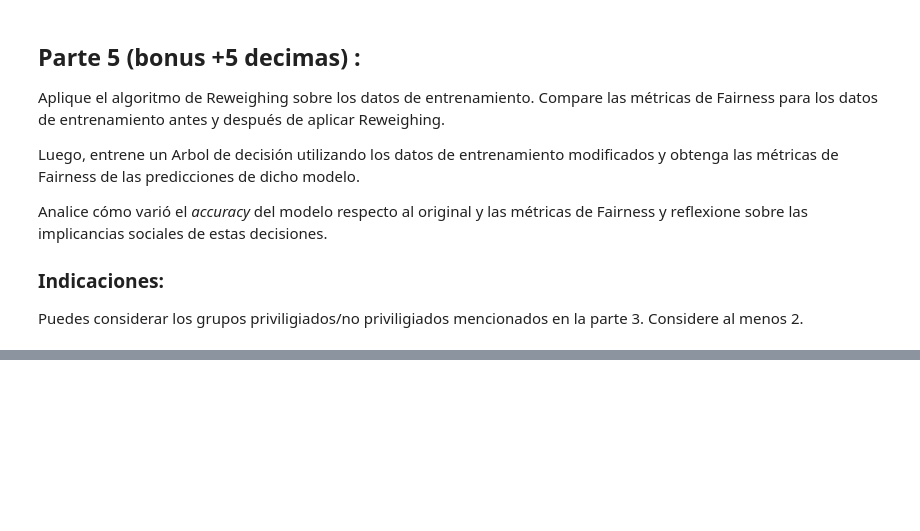
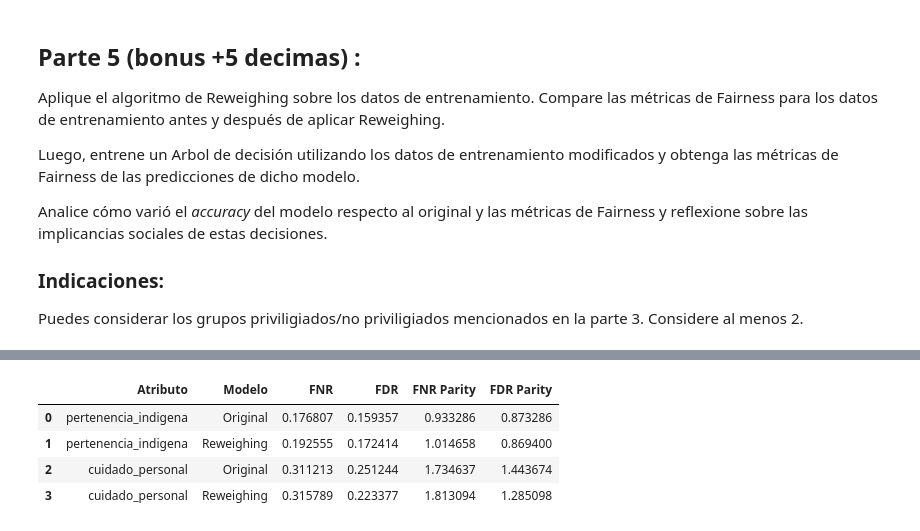
Before and after one commit to SergioHdezDC/Taller_ETI195_Casen2024, a Jupyter notebook: TallerSumativo_2_Casen.ipynb, the cells around one changed output, grey strips where cells are left out. Cells and saved outputs as stored; diff of their text form; code cells hidden in the pictures; blank space fills up the shorter version.

```diff
--- a/TallerSumativo_2_Casen.ipynb
+++ b/TallerSumativo_2_Casen.ipynb
@@ -769,0 +1068,10 @@ Puedes considerar los grupos priviligiados/no priviligiados mencionados en la pa
+# %%
+comparacion_train_rw
+comparacion_accuracy_rw
+comparacion_final_rw
+# %% [output]
+|  | Atributo | Modelo | FNR | FDR | FNR Parity | FDR Parity |
+| 0 | pertenencia_indigena | Original | 0.176807 | 0.159357 | 0.933286 | 0.873286 |
+| 1 | pertenencia_indigena | Reweighing | 0.192555 | 0.172414 | 1.014658 | 0.869400 |
+| 2 | cuidado_personal | Original | 0.311213 | 0.251244 | 1.734637 | 1.443674 |
+| 3 | cuidado_personal | Reweighing | 0.315789 | 0.223377 | 1.813094 | 1.285098 |
```
Also changed, not shown: parts of 13 cells of this notebook.
